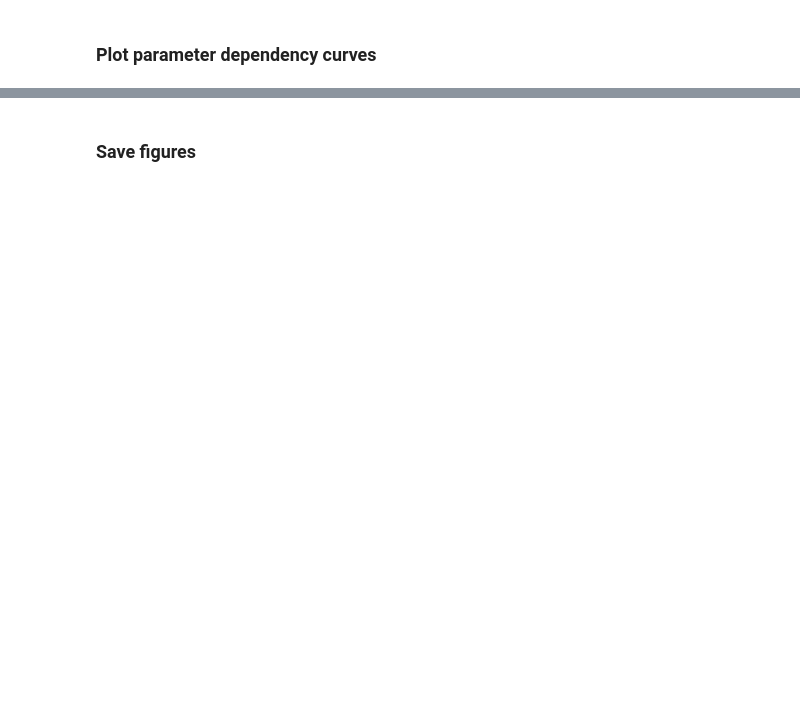
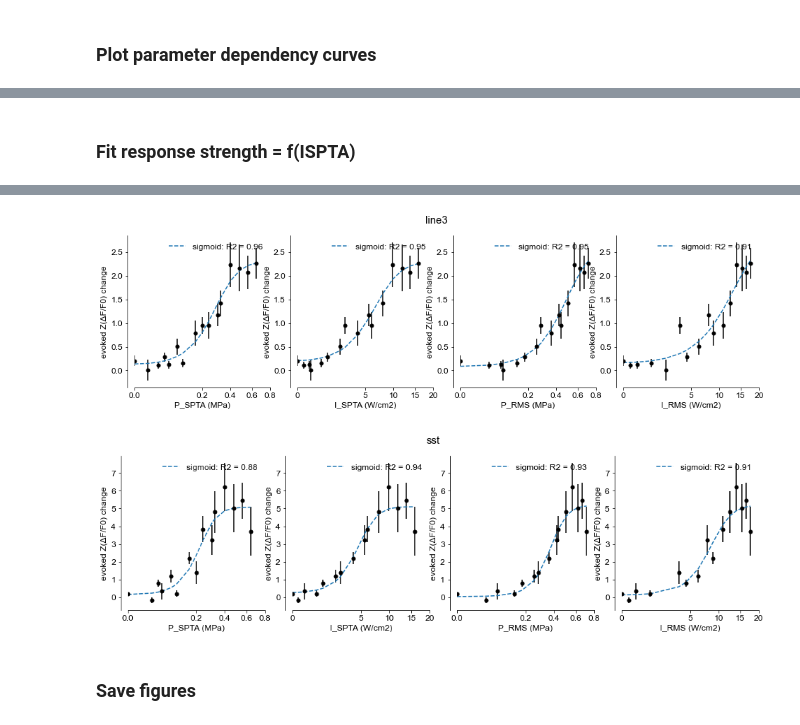
Before and after one commit to shohamlab/usnm2p, a Jupyter notebook: main_analysis.ipynb, the cells around one changed output, grey strips where cells are left out. Cells and saved outputs as stored; diff of their text form; code cells hidden in the pictures; blank space fills up the shorter version.

Commit message:
various improvements

```diff
--- a/main_analysis.ipynb
+++ b/main_analysis.ipynb
@@ -140,0 +142,21 @@ for ykey, axrow in zip(ykeys, axes):
+# %% [markdown]
+### Fit response strength = f(ISPTA)
+# %%
+# Compute fits between ISPTA and response strength, and plot results
+from utils import mysqrt, custom_sigmoid
+fit_candidates = {
+    sigmoid: lambda x, y: [x.mean(), np.ptp(x) / 2, y.max()],
+    # custom_sigmoid: [1, 1, 1, 1],
+    # mysqrt: lambda x, y: [y.max()], #.1],
+    # parabolic: lambda x, y: [np.quantile(x, .1), np.quantile(x, .9), y.max() * 10],
+    # bilinear: lambda x, y: [x[np.argmax(y)], y.max(), 1, -1],
+}
+
+for line, gstats in stats_all.groupby(Label.LINE):
+    for ykey_diff in [get_change_key(Label.ZSCORE)]:
+        # Fit various functions to ISPTA - response strength relationship, and plot results
+        figs[f'{line} fits'], _ = plot_response_fit(
+            gstats, ykey_diff, fit_candidates, xkey=[Label.PSPTA, Label.ISPTA, Label.PRMS, Label.IRMS],
+            xscale='sqrt'
+        )
+# %% [output]
@@ -141,3 +171,5 @@ for ykey, axrow in zip(ykeys, axes):
+[figure, added]
+[figure, added]
 # %% [markdown]
 ### Save figures
 # %%
```
Also changed, not shown: parts of 6 cells of this notebook, 5 other files.
